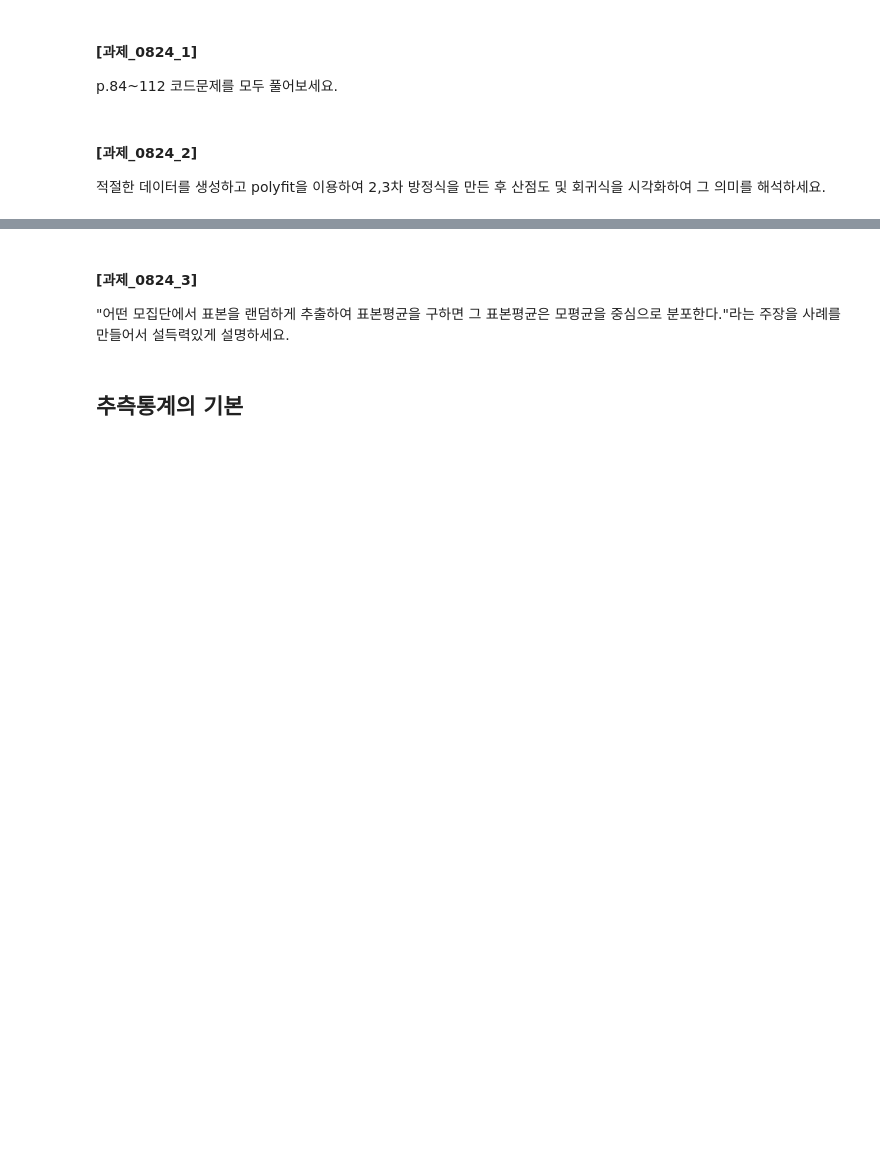
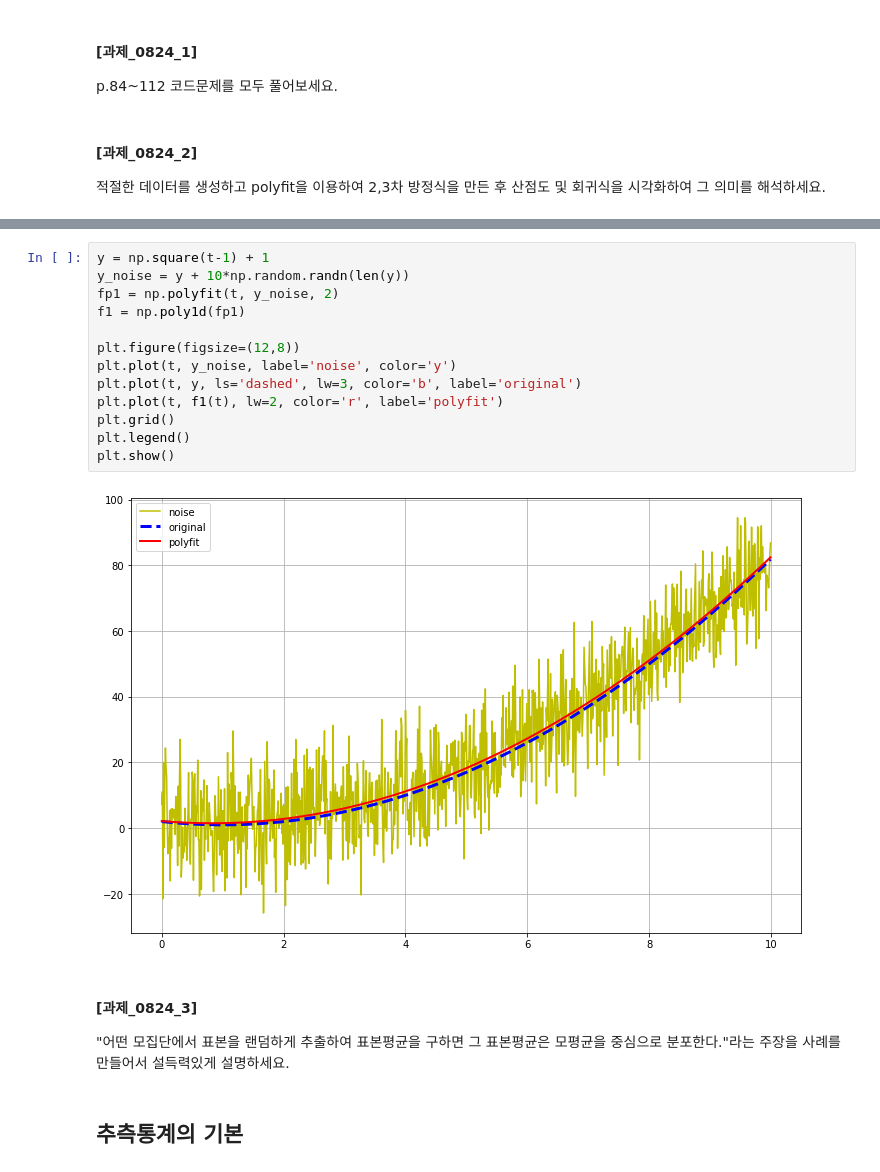
Before and after one commit to veryberry030/CAKD7, a Jupyter notebook: 수업/m3_통계/Stat_1.ipynb, the cells around one changed output, grey strips where cells are left out. Cells and saved outputs as stored; diff of their text form; blank space fills up the shorter version.

```diff
--- a/수업/m3_통계/Stat_1.ipynb
+++ b/수업/m3_통계/Stat_1.ipynb
@@ -1049,3 +1086,18 @@ p.84~112 코드문제를 모두 풀어보세요.
+# %%
+y = np.square(t-1) + 1
+y_noise = y + 10*np.random.randn(len(y))
+fp1 = np.polyfit(t, y_noise, 2)
+f1 = np.poly1d(fp1)
+
+plt.figure(figsize=(12,8))
+plt.plot(t, y_noise, label='noise', color='y')
+plt.plot(t, y, ls='dashed', lw=3, color='b', label='original')
+plt.plot(t, f1(t), lw=2, color='r', label='polyfit')
+plt.grid()
+plt.legend()
+plt.show()
+# %% [output]
+[figure, added]
 # %% [markdown]
 #### [과제_0824_3]
 "어떤 모집단에서 표본을 랜덤하게 추출하여 표본평균을 구하면 그 표본평균은 모평균을 중심으로 분포한다."라는 주장을
```
Also changed, not shown: parts of 5 cells of this notebook.
